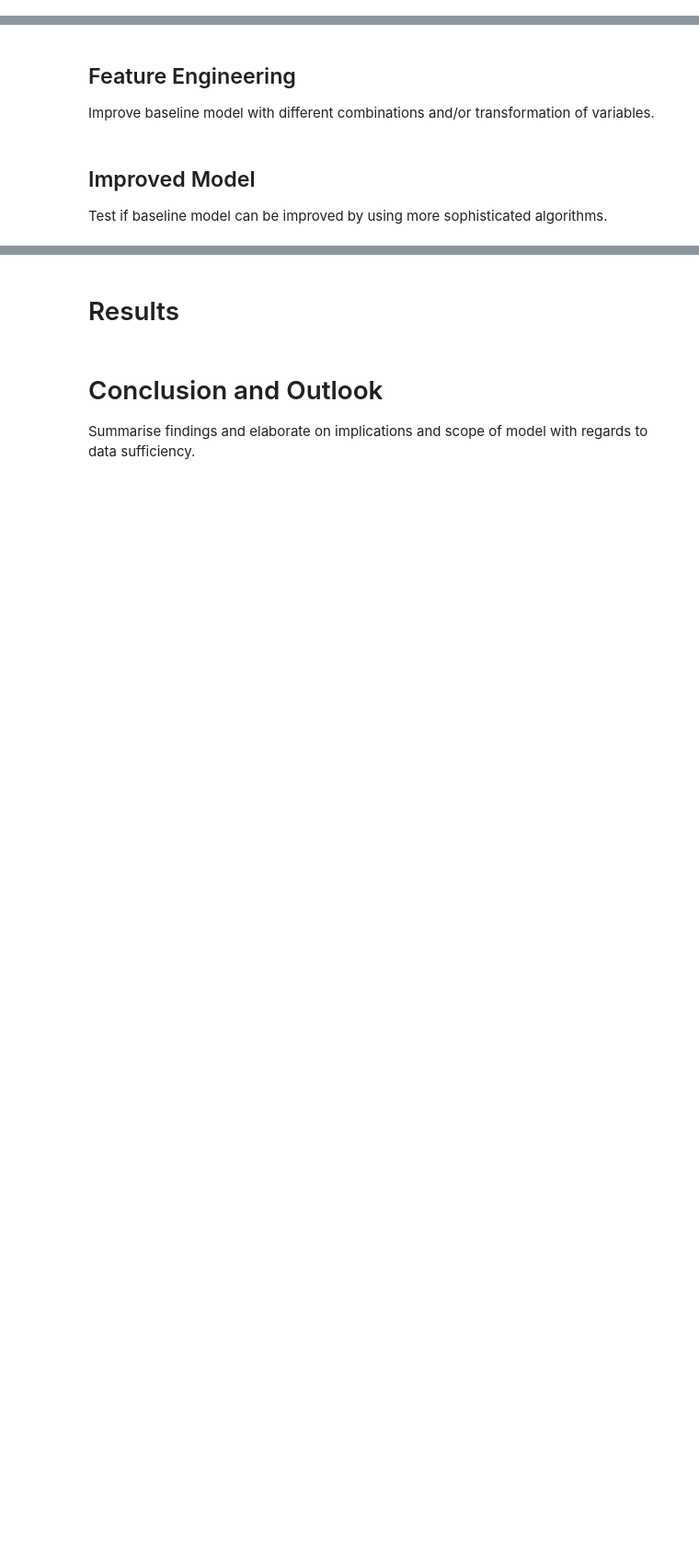
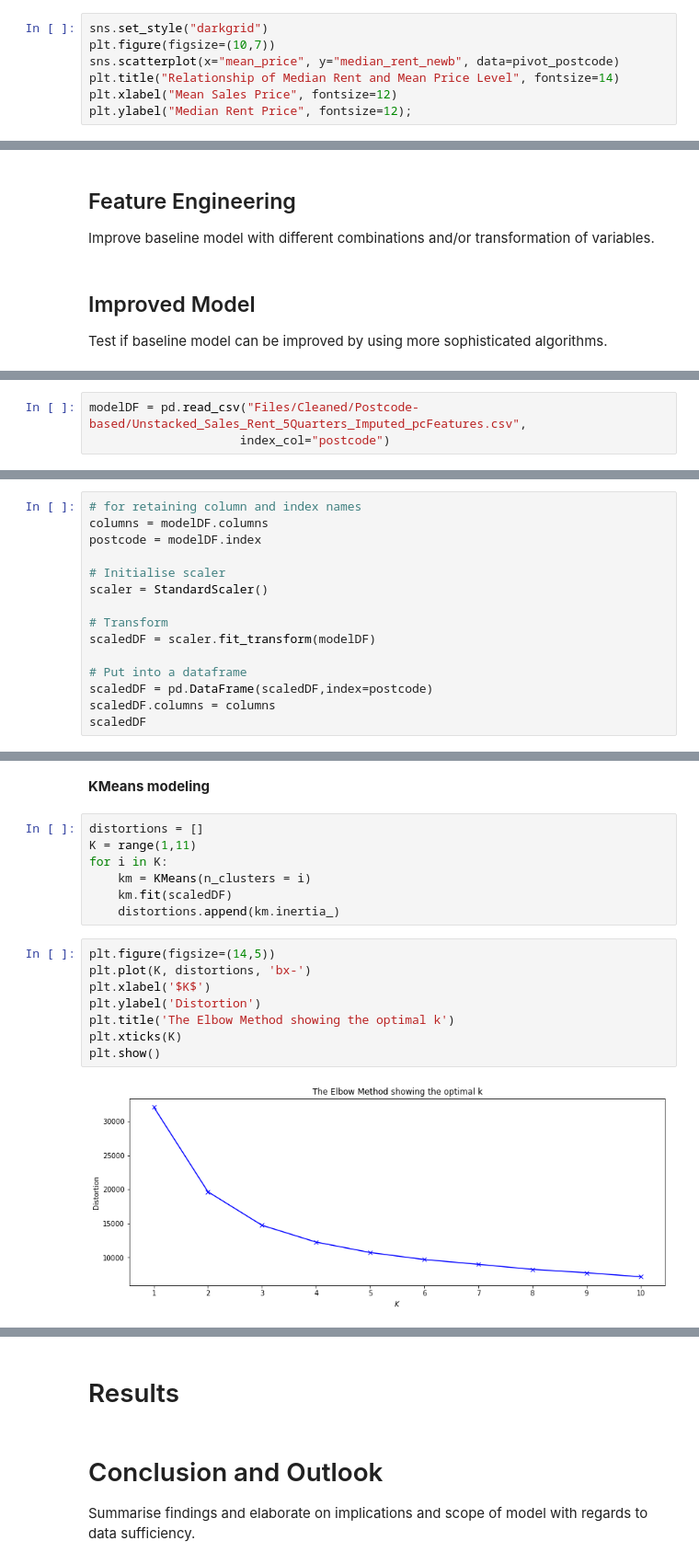
Before and after one commit to walthersy/NSW-house-price, a Jupyter notebook: Ken - Main Notebook.ipynb, the cells around one changed output, grey strips where cells are left out. Shown at 92% size. Drawn from its saved outputs; the diff is of its cells as text; blank space fills up the shorter version.

Commit message:
do initial kmeans + dendrogram + linear regression

```diff
--- a/Ken - Main Notebook.ipynb
+++ b/Ken - Main Notebook.ipynb
@@ -304,0 +289,7 @@ Analyse possible relationships between target variable and features. Check if fe
+# %%
+sns.set_style("darkgrid")
+plt.figure(figsize=(10,7))
+sns.scatterplot(x="mean_price", y="median_rent_newb", data=pivot_postcode)
+plt.title("Relationship of Median Rent and Mean Price Level", fontsize=14)
+plt.xlabel("Mean Sales Price", fontsize=12)
+plt.ylabel("Median Rent Price", fontsize=12);
@@ -315,0 +409,3 @@ Test if baseline model can be improved by using more sophisticated algorithms.
+# %%
+modelDF = pd.read_csv("Files/Cleaned/Postcode-based/Unstacked_Sales_Rent_5Quarters_Imputed_pcFeatures.csv",
+                     index_col="postcode")
@@ -315,0 +425,15 @@ Test if baseline model can be improved by using more sophisticated algorithms.
+# %%
+# for retaining column and index names
+columns = modelDF.columns
+postcode = modelDF.index
+
+# Initialise scaler
+scaler = StandardScaler()
+
+# Transform
+scaledDF = scaler.fit_transform(modelDF)
+
+# Put into a dataframe
+scaledDF = pd.DataFrame(scaledDF,index=postcode)
+scaledDF.columns = columns
+scaledDF
@@ -315,0 +455,19 @@ Test if baseline model can be improved by using more sophisticated algorithms.
+# %% [markdown]
+__KMeans modeling__
+# %%
+distortions = []
+K = range(1,11)
+for i in K:
+    km = KMeans(n_clusters = i)
+    km.fit(scaledDF)
+    distortions.append(km.inertia_)
+# %%
+plt.figure(figsize=(14,5))
+plt.plot(K, distortions, 'bx-')
+plt.xlabel('$K$')
+plt.ylabel('Distortion')
+plt.title('The Elbow Method showing the optimal k')
+plt.xticks(K)
+plt.show()
+# %% [output]
+[figure, added]
```
Also changed, not shown: parts of 108 cells of this notebook.
